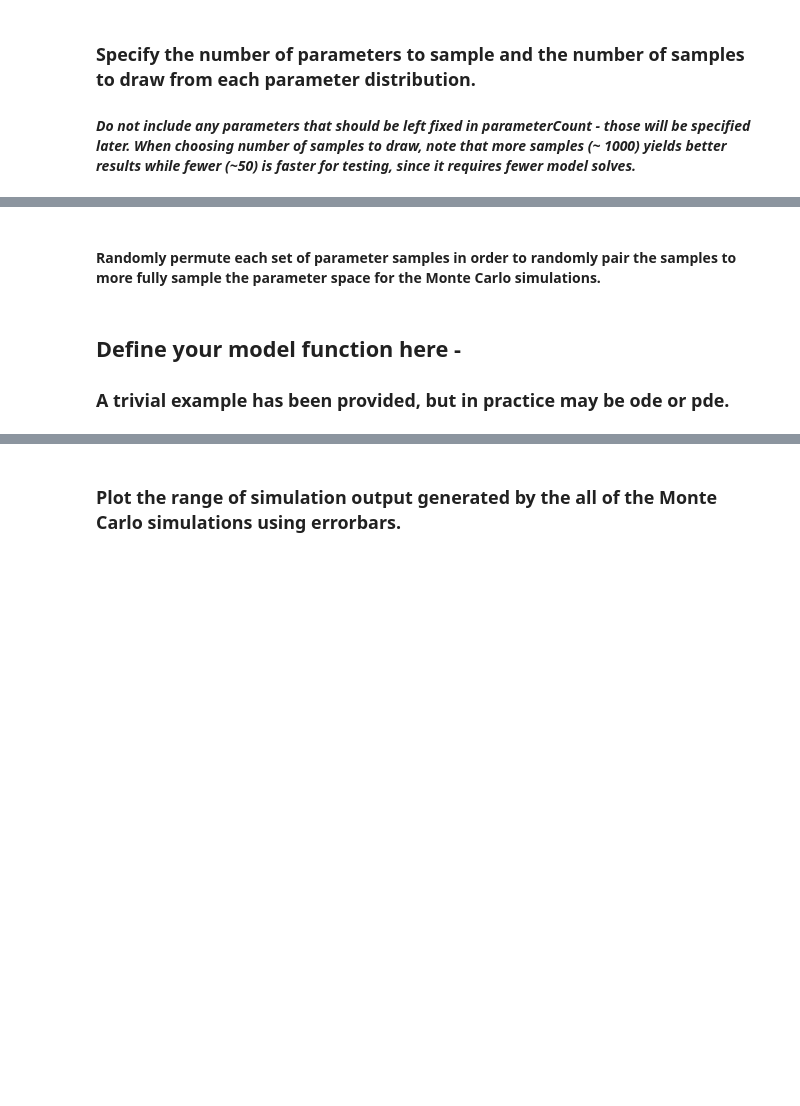
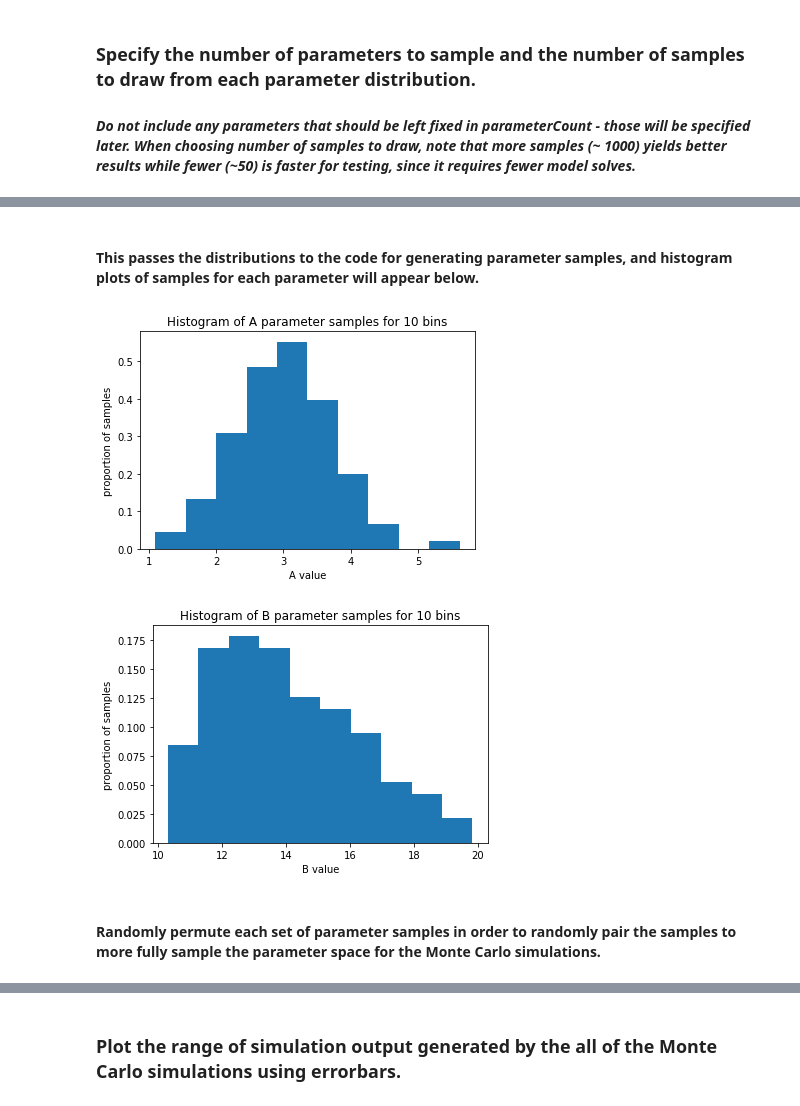
Before and after one commit to scmassey/model-sensitivity-analysis, a Jupyter notebook: LHS_PRCC.ipynb, the cells around one changed output, grey strips where cells are left out. Drawn from its saved outputs; the diff is of its cells as text; code cells hidden in the pictures; blank space fills up the shorter version.

```diff
--- a/LHS_PRCC.ipynb
+++ b/LHS_PRCC.ipynb
@@ -232,3 +235,15 @@ FloatText(value=5.0, description='Maximum:')
+# %% [markdown]
+#### This passes the distributions to the code for generating parameter samples, and histogram plots of samples for each parameter will appear below.
+# %%
+parameters = {}
+for j in range(parameterCount):
+
+    parameters[params[j].result['Name']] = sampleDistrib(params[j].result['Name'],
+                                                         params[j].result['Dist'],
+                                                         distribSpecs[params[j].result['Name']])
+# %% [output]
+[figure, added]
+[figure, added]
 # %% [markdown]
 #### Randomly permute each set of parameter samples in order to randomly pair the samples to more fully sample the parameter space for the Monte Carlo simulations.
 # %%
@@ -240,6 +255,3 @@ for p in parameters:
     random.shuffle(temp)
 
     LHSparams.append(temp)
-# %% [markdown]
-## Define your model function here -
-### A trivial example has been provided,  but in practice may be ode or pde.
```
Also changed, not shown: parts of 17 cells of this notebook.
